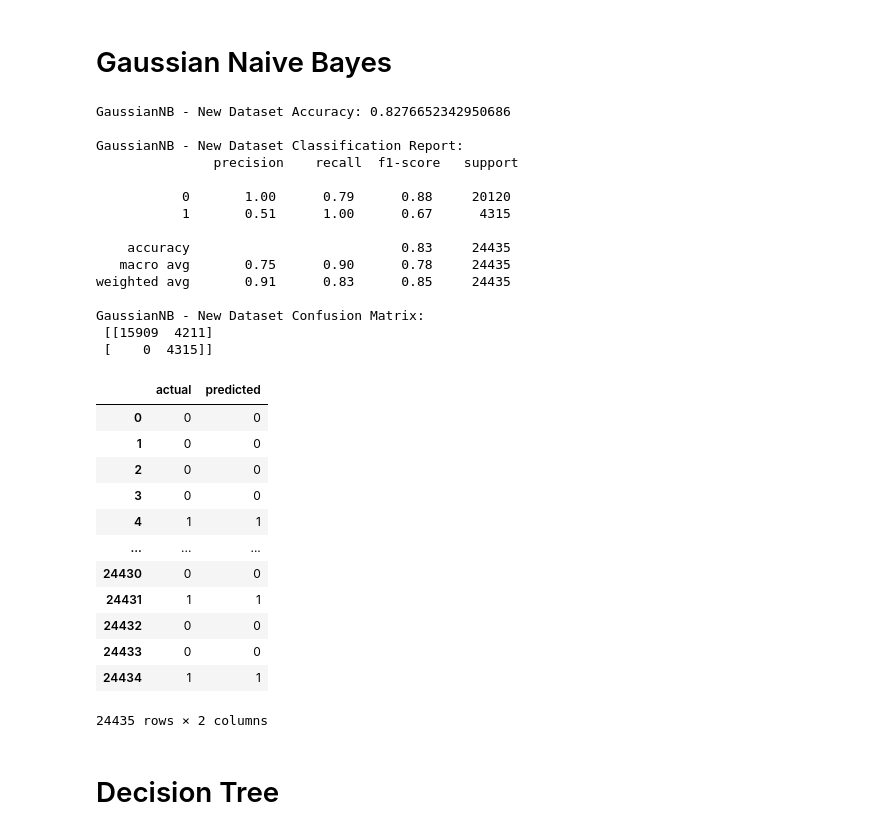
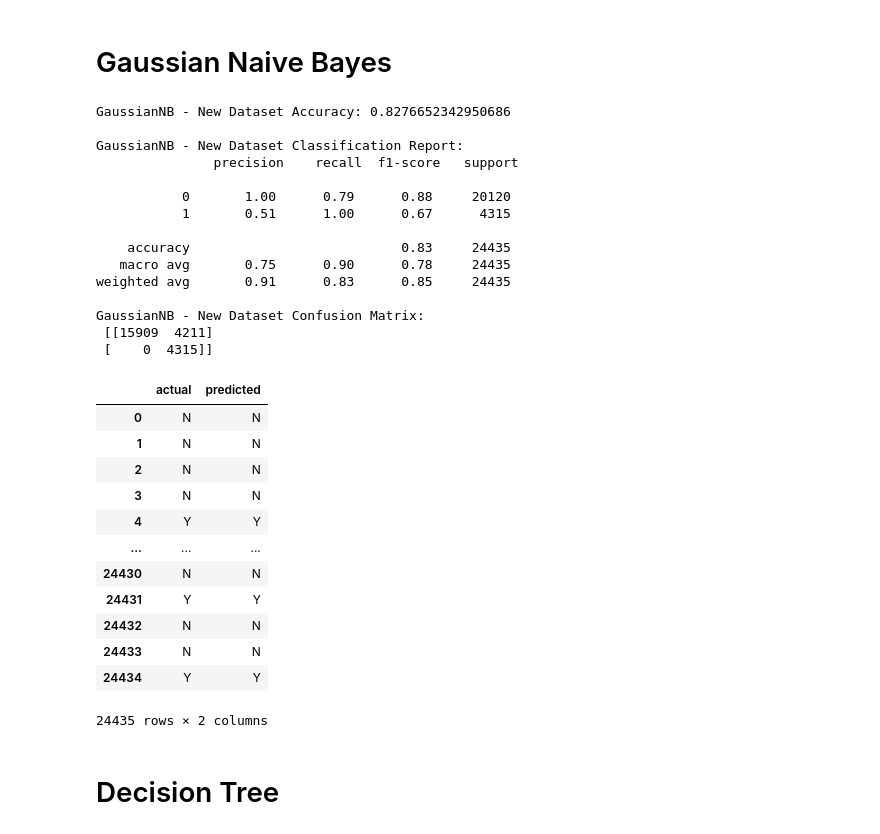
Before and after one commit to markmuigai/MSC-Assignments, a Jupyter notebook: CCI 501/Classification/classification.ipynb, the cells around one changed output. Saved outputs shown, nothing was run; the diff lists cells and outputs as text; code cells hidden in the pictures.

```diff
--- a/CCI 501/Classification/classification.ipynb
+++ b/CCI 501/Classification/classification.ipynb
@@ -386,41 +388,43 @@ MultinomialNB - New Dataset Confusion Matrix:
 # %%
 predicted_labels_gnb = gnb.predict(features)
 print("GaussianNB - New Dataset Accuracy:", metrics.accuracy_score(actual_labels, predicted_labels_gnb),
       "\n")
 print("GaussianNB - New Dataset Classification Report:", "\n", classification_report(actual_labels, predicted_labels_gnb))
 print("GaussianNB - New Dataset Confusion Matrix:", "\n", confusion_matrix(actual_labels, predicted_labels_gnb), "\n")
 result = pd.DataFrame(columns = ["actual", "predicted"])
 result["actual"] = actual_labels
 result["predicted"] = predicted_labels_gnb
+result = result.replace([1], "Y")
+result = result.replace([0], "N")
 result
 # %% [output]
 GaussianNB - New Dataset Accuracy: 0.8276652342950686
 
 GaussianNB - New Dataset Classification Report:
                precision    recall  f1-score   support
 
            0       1.00      0.79      0.88     20120
            1       0.51      1.00      0.67      4315
 
     accuracy                           0.83     24435
    macro avg       0.75      0.90      0.78     24435
 weighted avg       0.91      0.83      0.85     24435
 
 GaussianNB - New Dataset Confusion Matrix:
  [[15909  4211]
  [    0  4315]]
 |  | actual | predicted |
-| 0 | 0 | 0 |
-| 1 | 0 | 0 |
-| 2 | 0 | 0 |
-| 3 | 0 | 0 |
-| 4 | 1 | 1 |
+| 0 | N | N |
+| 1 | N | N |
+| 2 | N | N |
+| 3 | N | N |
+| 4 | Y | Y |
 | ... | ... | ... |
-| 24430 | 0 | 0 |
-| 24431 | 1 | 1 |
-| 24432 | 0 | 0 |
-| 24433 | 0 | 0 |
-| 24434 | 1 | 1 |
+| 24430 | N | N |
+| 24431 | Y | Y |
+| 24432 | N | N |
+| 24433 | N | N |
+| 24434 | Y | Y |
 24435 rows × 2 columns
 # %% [markdown]
 # Decision Tree
```
Also changed, not shown: parts of 7 cells of this notebook.
